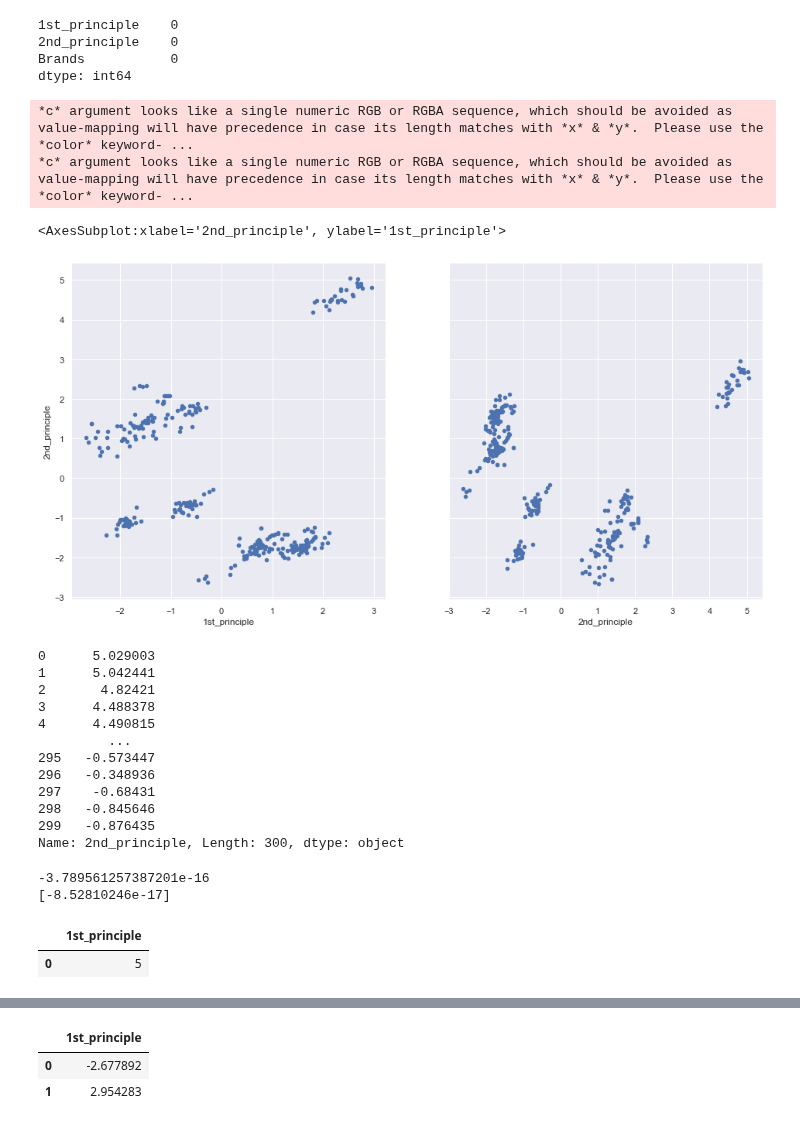
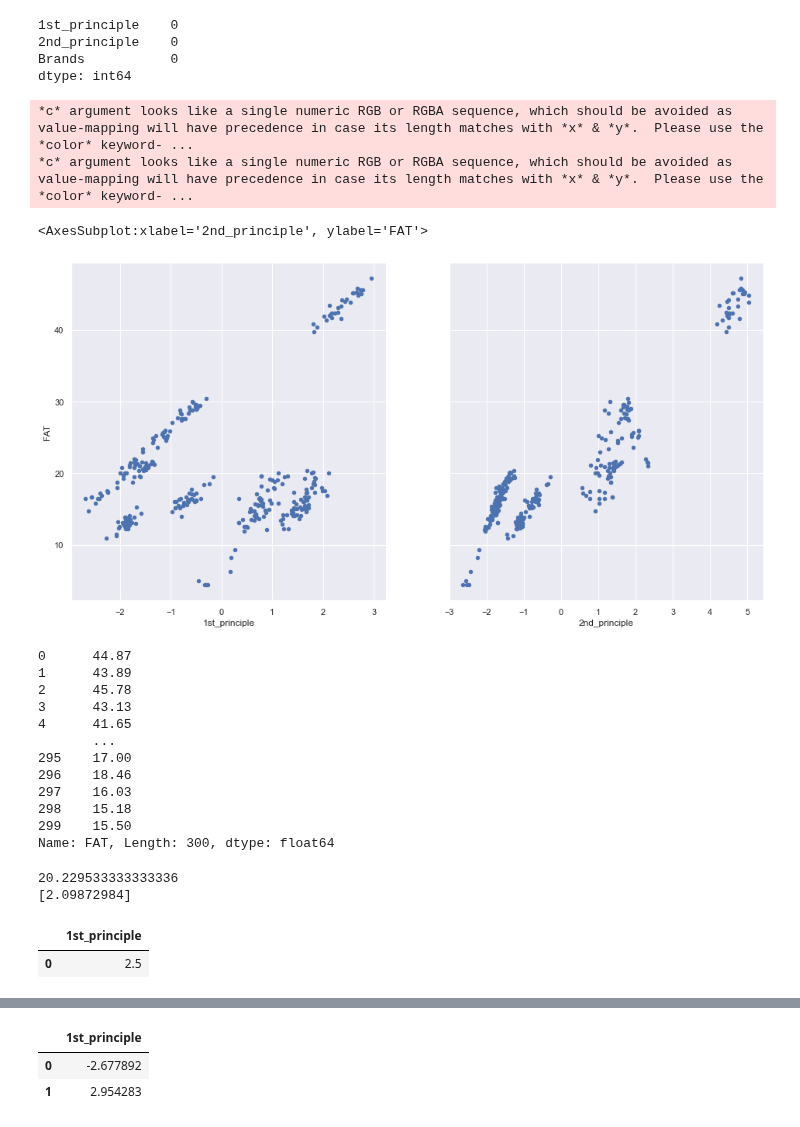
Before and after one commit to gauravkumar62024/statisctics-Infirence, a Jupyter notebook: pca_pizzadata_set.ipynb, the cells around one changed output, grey strips where cells are left out. Cells and saved outputs as stored; diff of their text form; code cells hidden in the pictures.

```diff
--- a/pca_pizzadata_set.ipynb
+++ b/pca_pizzadata_set.ipynb
@@ -230,3 +230,9 @@ dataframe
 | 298 | -0.916013 | -0.845646 | J |
 | 299 | -0.762107 | -0.876435 | J |
 300 rows × 3 columns
+# %%
+df1=pd.read_csv('Pizza.csv')
+
+df1.drop(["brand", "id","mois","prot","ash","sodium","carb","cal"], axis = 1, inplace = True)
+dataframe['FAT']=df1['fat']
+dataframe
@@ -244,53 +264,56 @@ Brands           0
 dtype: int64
 # %%
 fig, axs = plt.subplots(1, 2, sharey=True)
-dataframe.plot(kind='scatter', x='1st_principle', y='2nd_principle', ax=axs[0], figsize=(16, 8))
-dataframe.plot(kind='scatter', x='2nd_principle', y='1st_principle', ax=axs[1])
+dataframe.plot(kind='scatter', x='1st_principle', y='FAT', ax=axs[0], figsize=(16, 8))
+dataframe.plot(kind='scatter', x='2nd_principle', y='FAT', ax=axs[1])
 # %% [output]
 *c* argument looks like a single numeric RGB or RGBA sequence, which should be avoided as value-mapping will have precedence in case its length matches with *x* & *y*.  Please use the *color* keyword- ...
 *c* argument looks like a single numeric RGB or RGBA sequence, which should be avoided as value-mapping will have precedence in case its length matches with *x* & *y*.  Please use the *color* keyword- ...
-<AxesSubplot:xlabel='2nd_principle', ylabel='1st_principle'>
+<AxesSubplot:xlabel='2nd_principle', ylabel='FAT'>
-[figure, old version]
+[figure, new version]
 # %%
 X=dataframe[['1st_principle']]
-y=dataframe['2nd_principle']
+y=dataframe['FAT']
 y
 # %% [output]
-0      5.029003
-1      5.042441
-2       4.82421
-3      4.488378
-4      4.490815
-         ...
-295   -0.573447
-296   -0.348936
-297    -0.68431
-298   -0.845646
-299   -0.876435
-Name: 2nd_principle, Length: 300, dtype: object
+0      44.87
+1      43.89
+2      45.78
+3      43.13
+4      41.65
+       ...
+295    17.00
+296    18.46
+297    16.03
+298    15.18
+299    15.50
+Name: FAT, Length: 300, dtype: float64
 # %%
 # create X and y
 feature_cols = ['1st_principle']
+#feature_cols2 = ['2nd_principle']
 X = dataframe[feature_cols]
-y = dataframe['2nd_principle']
+y = dataframe['FAT']
+#X2=dataframe[feature_cols2]
 
 # follow the usual sklearn pattern: import, instantiate, fit
 from sklearn.linear_model import LinearRegression
 lm = LinearRegression()
 lm.fit(X, y)
+#lm.fit(X2,y)
 
 # print intercept and coefficients
 print(lm.intercept_)
 print(lm.coef_)
 # %% [output]
--3.789561257387201e-16
-[-8.52810246e-17]
+20.229533333333336
+[2.09872984]
 # %%
-X_new = pd.DataFrame({'1st_principle': [5]})
+X_new = pd.DataFrame({'1st_principle': [2.5]})
 X_new.head()
 # %% [output]
 |  | 1st_principle |
-| 0 | 5 |
+| 0 | 2.5 |
 # %%
 lm.predict(X_new)
 # %% [output]
```
Also changed, not shown: parts of 6 cells of this notebook.
